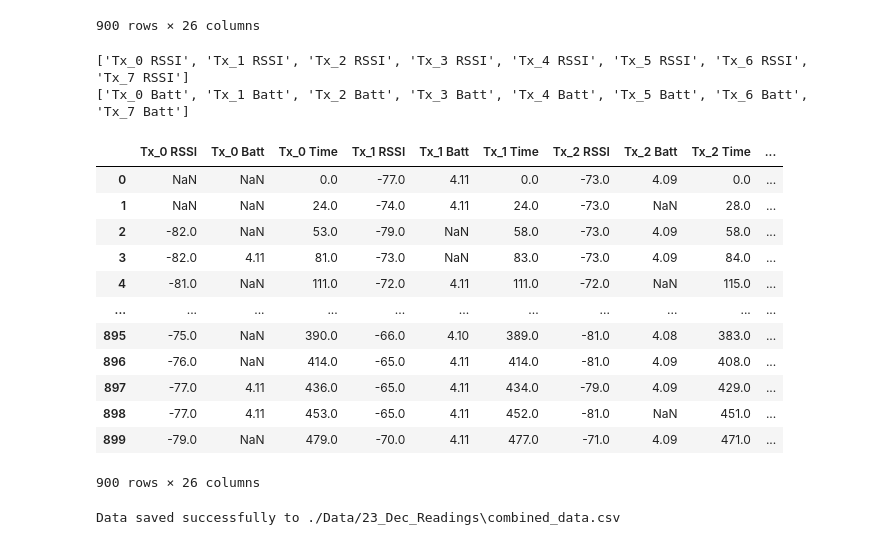
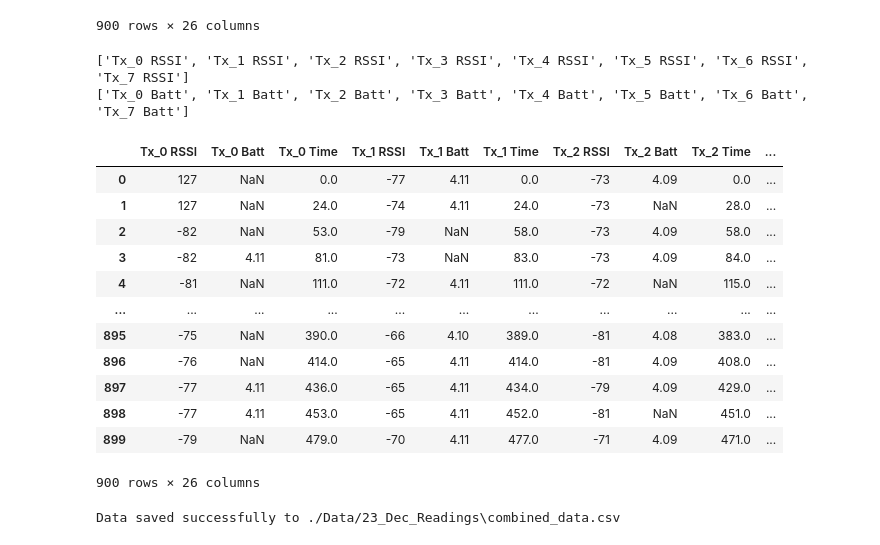
Before and after one commit to RandallCher/FYP, a Jupyter notebook: Data_Augmentation.ipynb, the cells around one changed output. Saved outputs shown, nothing was run; the diff lists cells and outputs as text; code cells hidden in the pictures.

```diff
--- a/Data_Augmentation.ipynb
+++ b/Data_Augmentation.ipynb
@@ -157,35 +157,35 @@ combined_df
 # %%
 cleaned_df = combined_df
 
 rssi_columns = [col for col in cleaned_df.columns if 'RSSI' in col]
 batt_columns = [col for col in cleaned_df.columns if 'Batt' in col]
 
 print(rssi_columns)
 print(batt_columns)
 
 # Replace RSSI values greater than 0 with NaN
-cleaned_df[rssi_columns] = cleaned_df[rssi_columns].where(cleaned_df[rssi_columns] <= 0, np.nan)
+# cleaned_df[rssi_columns] = cleaned_df[rssi_columns].where(cleaned_df[rssi_columns] <= 0, np.nan)
 
 # Replace Battery values less than 0 with NaN
 cleaned_df[batt_columns] = cleaned_df[batt_columns].where(cleaned_df[batt_columns] >= 0, np.nan)
 # cleaned_df = cleaned_df.dropna()
 
 cleaned_df
 # %% [output]
 ['Tx_0 RSSI', 'Tx_1 RSSI', 'Tx_2 RSSI', 'Tx_3 RSSI', 'Tx_4 RSSI', 'Tx_5 RSSI', 'Tx_6 RSSI', 'Tx_7 RSSI']
 ['Tx_0 Batt', 'Tx_1 Batt', 'Tx_2 Batt', 'Tx_3 Batt', 'Tx_4 Batt', 'Tx_5 Batt', 'Tx_6 Batt', 'Tx_7 Batt']
 |  | Tx_0 RSSI | Tx_0 Batt | Tx_0 Time | Tx_1 RSSI | Tx_1 Batt | Tx_1 Time | Tx_2 RSSI | Tx_2 Batt | Tx_2 Time | ... |
-| 0 | NaN | NaN | 0.0 | -77.0 | 4.11 | 0.0 | -73.0 | 4.09 | 0.0 | ... |
-| 1 | NaN | NaN | 24.0 | -74.0 | 4.11 | 24.0 | -73.0 | NaN | 28.0 | ... |
-| 2 | -82.0 | NaN | 53.0 | -79.0 | NaN | 58.0 | -73.0 | 4.09 | 58.0 | ... |
-| 3 | -82.0 | 4.11 | 81.0 | -73.0 | NaN | 83.0 | -73.0 | 4.09 | 84.0 | ... |
-| 4 | -81.0 | NaN | 111.0 | -72.0 | 4.11 | 111.0 | -72.0 | NaN | 115.0 | ... |
+| 0 | 127 | NaN | 0.0 | -77 | 4.11 | 0.0 | -73 | 4.09 | 0.0 | ... |
+| 1 | 127 | NaN | 24.0 | -74 | 4.11 | 24.0 | -73 | NaN | 28.0 | ... |
+| 2 | -82 | NaN | 53.0 | -79 | NaN | 58.0 | -73 | 4.09 | 58.0 | ... |
+| 3 | -82 | 4.11 | 81.0 | -73 | NaN | 83.0 | -73 | 4.09 | 84.0 | ... |
+| 4 | -81 | NaN | 111.0 | -72 | 4.11 | 111.0 | -72 | NaN | 115.0 | ... |
 | ... | ... | ... | ... | ... | ... | ... | ... | ... | ... | ... |
-| 895 | -75.0 | NaN | 390.0 | -66.0 | 4.10 | 389.0 | -81.0 | 4.08 | 383.0 | ... |
-| 896 | -76.0 | NaN | 414.0 | -65.0 | 4.11 | 414.0 | -81.0 | 4.09 | 408.0 | ... |
-| 897 | -77.0 | 4.11 | 436.0 | -65.0 | 4.11 | 434.0 | -79.0 | 4.09 | 429.0 | ... |
-| 898 | -77.0 | 4.11 | 453.0 | -65.0 | 4.11 | 452.0 | -81.0 | NaN | 451.0 | ... |
-| 899 | -79.0 | NaN | 479.0 | -70.0 | 4.11 | 477.0 | -71.0 | 4.09 | 471.0 | ... |
+| 895 | -75 | NaN | 390.0 | -66 | 4.10 | 389.0 | -81 | 4.08 | 383.0 | ... |
+| 896 | -76 | NaN | 414.0 | -65 | 4.11 | 414.0 | -81 | 4.09 | 408.0 | ... |
+| 897 | -77 | 4.11 | 436.0 | -65 | 4.11 | 434.0 | -79 | 4.09 | 429.0 | ... |
+| 898 | -77 | 4.11 | 453.0 | -65 | 4.11 | 452.0 | -81 | NaN | 451.0 | ... |
+| 899 | -79 | NaN | 479.0 | -70 | 4.11 | 477.0 | -71 | 4.09 | 471.0 | ... |
 900 rows × 26 columns
 # %%
 
```
Also changed, not shown: parts of 2 cells of this notebook, 7 other files.
